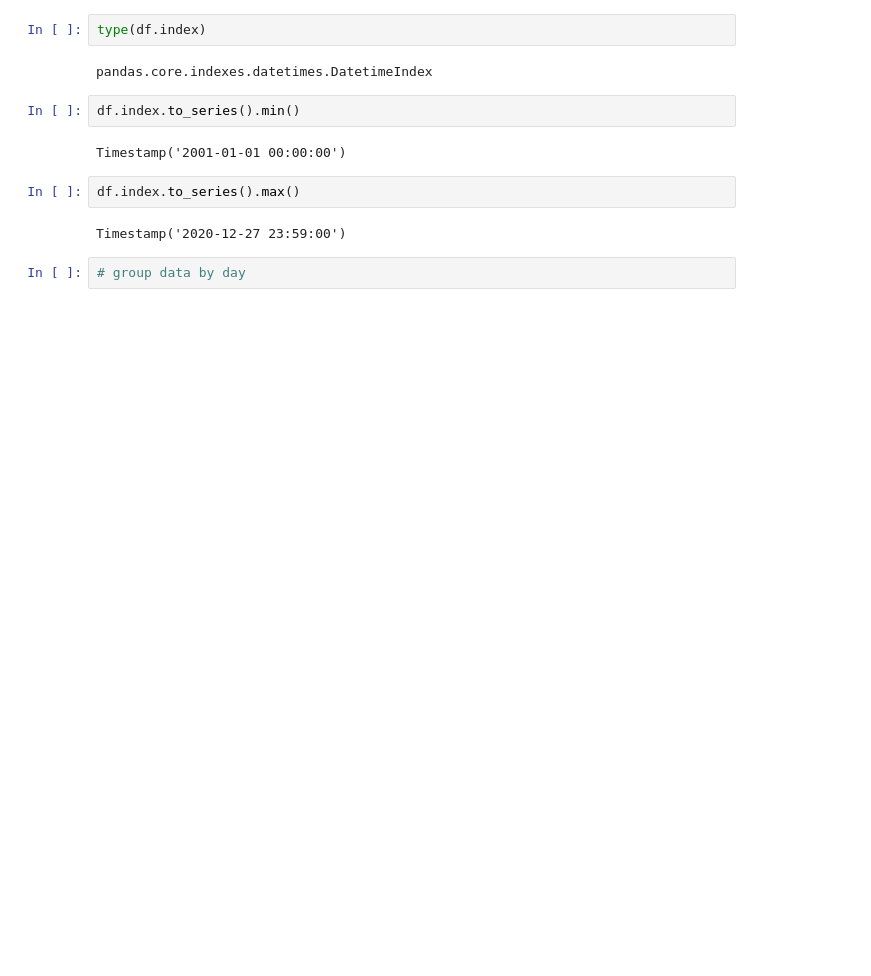
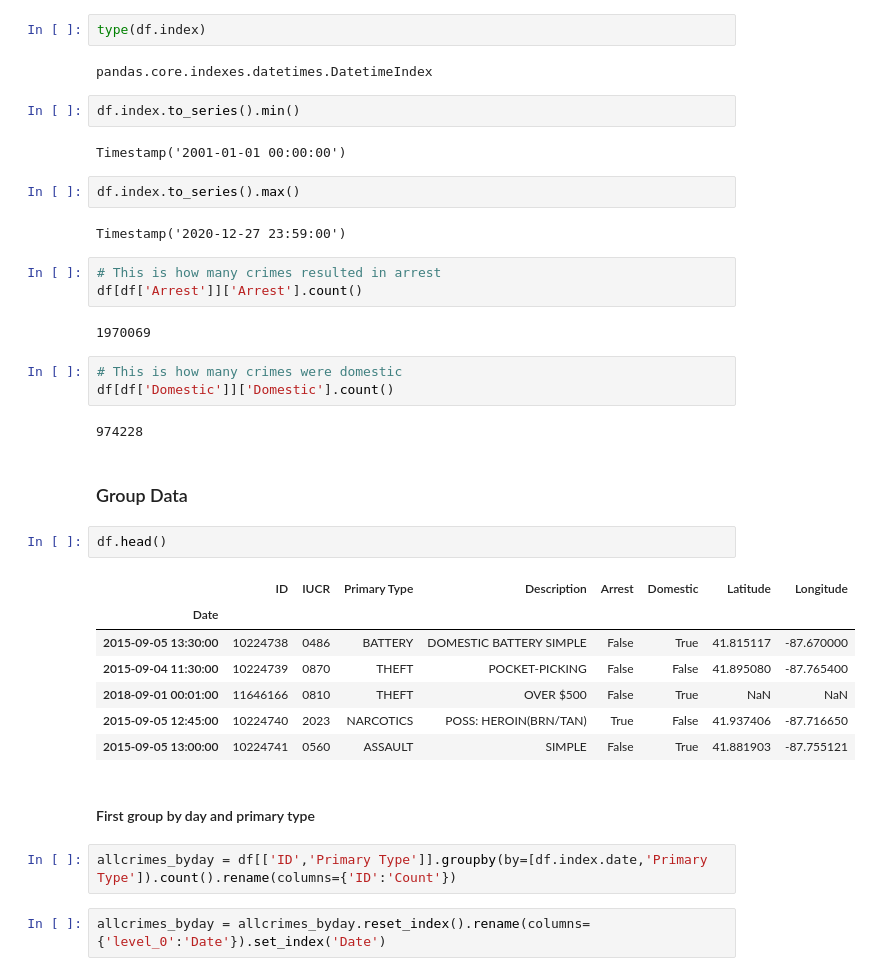
Before and after one commit to ruthcaswellsmith/Capstone---City-of-Chicago-Crime-Time-Series-Analysis, a Jupyter notebook: notebooks/Capstone - City of Chicago Crime - Exploratory Data Analysis.ipynb, the cells around one changed output. Saved outputs shown, nothing was run; the diff lists cells and outputs as text; blank space fills up the shorter version.

```diff
--- a/notebooks/Capstone - City of Chicago Crime - Exploratory Data Analysis.ipynb
+++ b/notebooks/Capstone - City of Chicago Crime - Exploratory Data Analysis.ipynb
@@ -33,5 +39,31 @@ Timestamp('2001-01-01 00:00:00')
 df.index.to_series().max()
 # %% [output]
 Timestamp('2020-12-27 23:59:00')
-# %%
-# group data by day
+# %%
+# This is how many crimes resulted in arrest
+df[df['Arrest']]['Arrest'].count()
+# %% [output]
+1970069
+# %%
+# This is how many crimes were domestic
+df[df['Domestic']]['Domestic'].count()
+# %% [output]
+974228
+# %% [markdown]
+### Group Data
+# %%
+df.head()
+# %% [output]
+|  | ID | IUCR | Primary Type | Description | Arrest | Domestic | Latitude | Longitude |
+| Date |  |  |  |  |  |  |  |  |
+| 2015-09-05 13:30:00 | 10224738 | 0486 | BATTERY | DOMESTIC BATTERY SIMPLE | False | True | 41.815117 | -87.670000 |
+| 2015-09-04 11:30:00 | 10224739 | 0870 | THEFT | POCKET-PICKING | False | False | 41.895080 | -87.765400 |
+| 2018-09-01 00:01:00 | 11646166 | 0810 | THEFT | OVER $500 | False | True | NaN | NaN |
+| 2015-09-05 12:45:00 | 10224740 | 2023 | NARCOTICS | POSS: HEROIN(BRN/TAN) | True | False | 41.937406 | -87.716650 |
+| 2015-09-05 13:00:00 | 10224741 | 0560 | ASSAULT | SIMPLE | False | True | 41.881903 | -87.755121 |
+# %% [markdown]
+#### First group by day and primary type
+# %%
+allcrimes_byday = df[['ID','Primary Type']].groupby(by=[df.index.date,'Primary Type']).count().rename(columns={'ID':'Count'})
+# %%
+allcrimes_byday = allcrimes_byday.reset_index().rename(columns={'level_0':'Date'}).set_index('Date')
```
Also changed, not shown: parts of 26 cells of this notebook, 1 other file.
